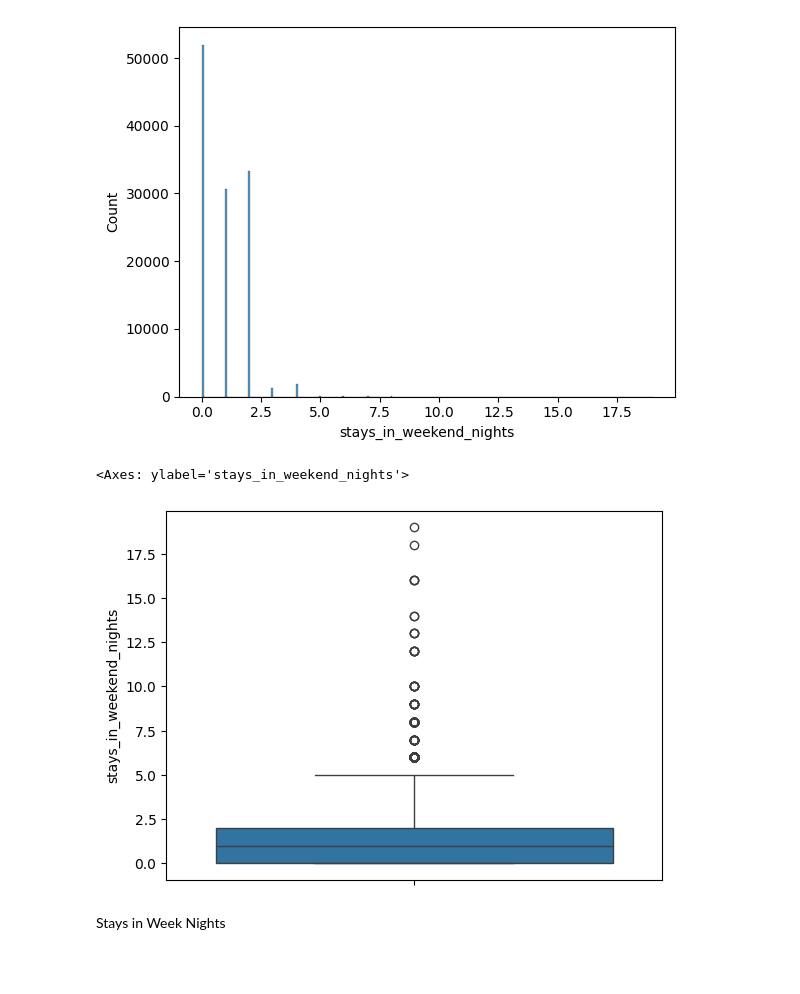
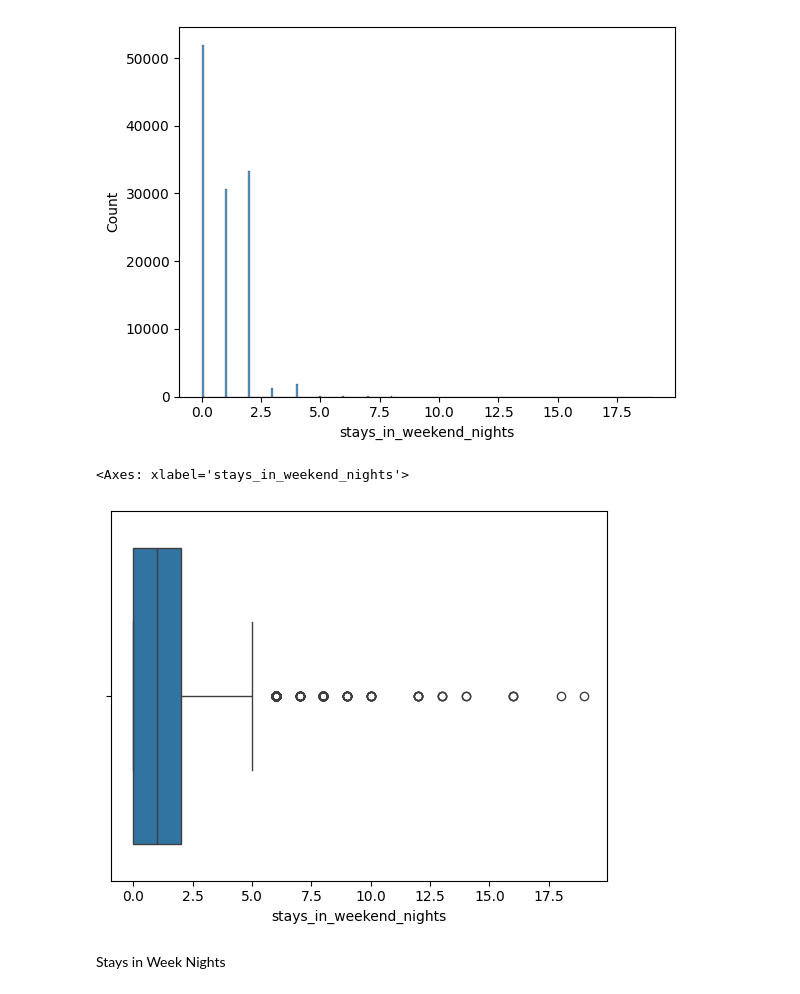
Before and after one commit to Kekkles1/BI-Colab, a Jupyter notebook: BI Assignment.ipynb, the cells around one changed output. Saved outputs shown, nothing was run; the diff lists cells and outputs as text; code cells hidden in the pictures; blank space fills up the shorter version.

```diff
--- a/BI Assignment.ipynb
+++ b/BI Assignment.ipynb
@@ -143,10 +148,10 @@ sns.histplot(df["stays_in_weekend_nights"])
 <Axes: xlabel='stays_in_weekend_nights', ylabel='Count'>
 [figure]
 # %%
-sns.boxplot(y=df['stays_in_weekend_nights'])
+sns.boxplot(x=df['stays_in_weekend_nights'])
 # %% [output]
-<Axes: ylabel='stays_in_weekend_nights'>
+<Axes: xlabel='stays_in_weekend_nights'>
-[figure, old version]
+[figure, new version]
 # %% [markdown]
 Stays in Week Nights
 # %%
```
Also changed, not shown: parts of 11 cells of this notebook.
